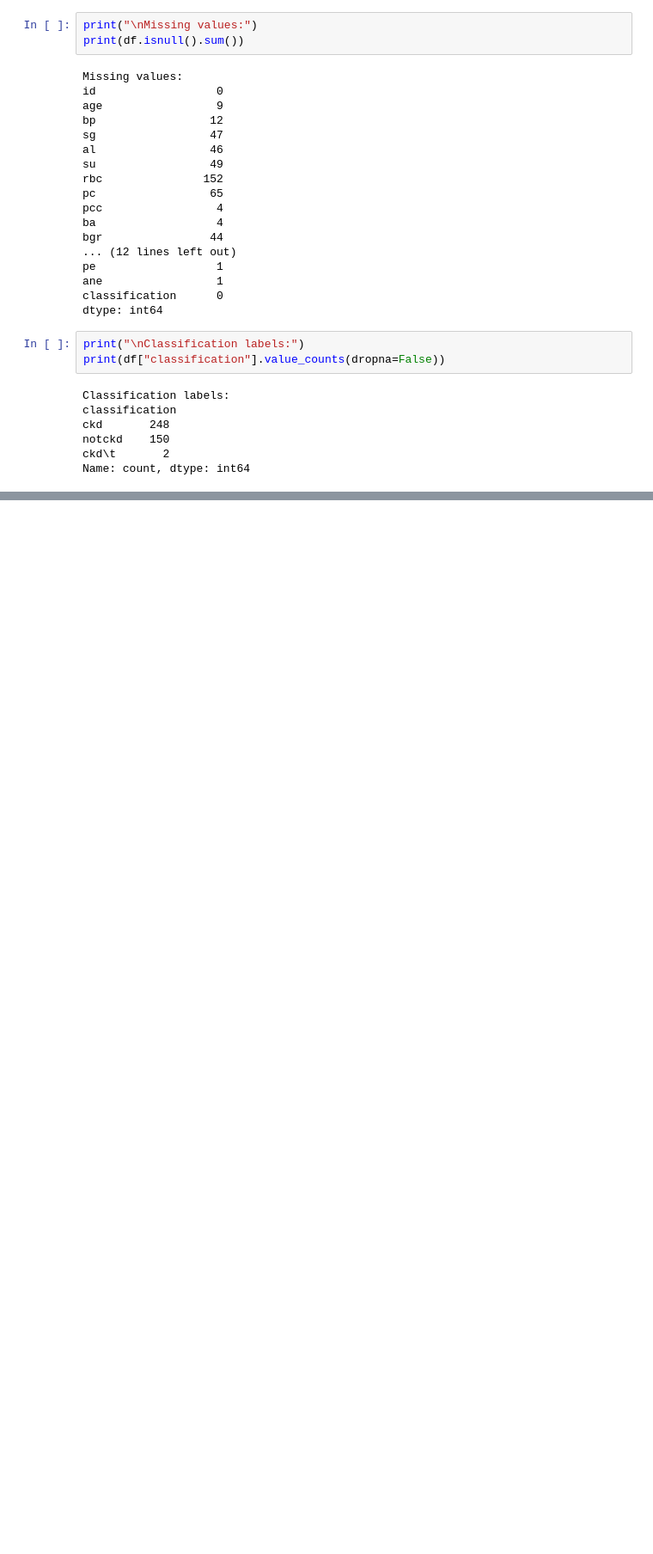
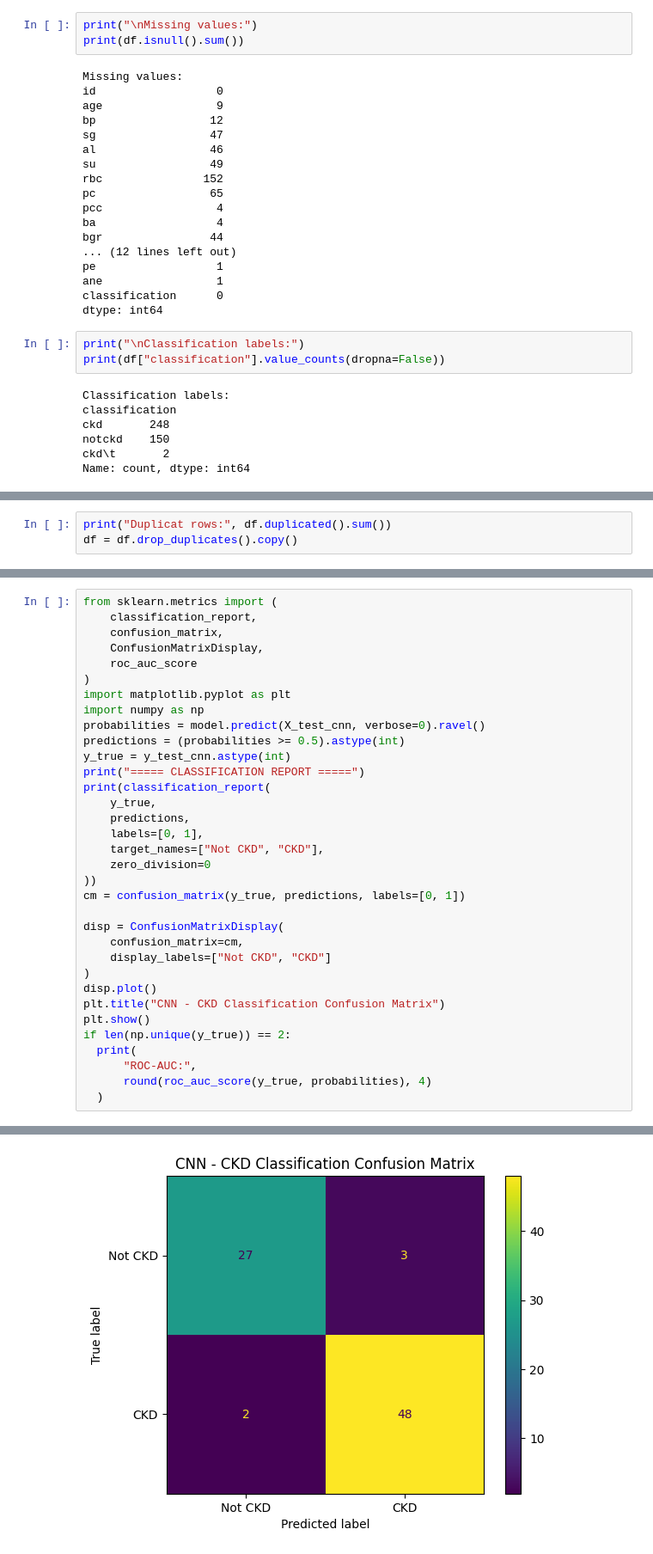
Before and after one commit to saara-19-hub/databricks-hub, a Jupyter notebook: CNN_Minor_Project.ipynb, the cells around one changed output, grey strips where cells are left out. Shown at 86% size. Drawn from its saved outputs; the diff is of its cells as text; blank space fills up the shorter version.

```diff
--- a/CNN_Minor_Project.ipynb
+++ b/CNN_Minor_Project.ipynb
@@ -89,0 +101,3 @@ Name: count, dtype: int64
+# %%
+print("Duplicat rows:", df.duplicated().sum())
+df = df.drop_duplicates().copy()
@@ -89,0 +425,35 @@ Name: count, dtype: int64
+# %%
+from sklearn.metrics import (
+    classification_report,
+    confusion_matrix,
+    ConfusionMatrixDisplay,
+    roc_auc_score
+)
+import matplotlib.pyplot as plt
+import numpy as np
+probabilities = model.predict(X_test_cnn, verbose=0).ravel()
+predictions = (probabilities >= 0.5).astype(int)
+y_true = y_test_cnn.astype(int)
+print("===== CLASSIFICATION REPORT =====")
+print(classification_report(
+    y_true,
+    predictions,
+    labels=[0, 1],
+    target_names=["Not CKD", "CKD"],
+    zero_division=0
+))
+cm = confusion_matrix(y_true, predictions, labels=[0, 1])
+
+disp = ConfusionMatrixDisplay(
+    confusion_matrix=cm,
+    display_labels=["Not CKD", "CKD"]
+)
+disp.plot()
+plt.title("CNN - CKD Classification Confusion Matrix")
+plt.show()
+if len(np.unique(y_true)) == 2:
+  print(
+      "ROC-AUC:",
+      round(roc_auc_score(y_true, probabilities), 4)
+  )
+# %% [output]
@@ -89,0 +469 @@ Name: count, dtype: int64
+[figure, added]
```
Also changed, not shown: parts of 42 cells of this notebook.
